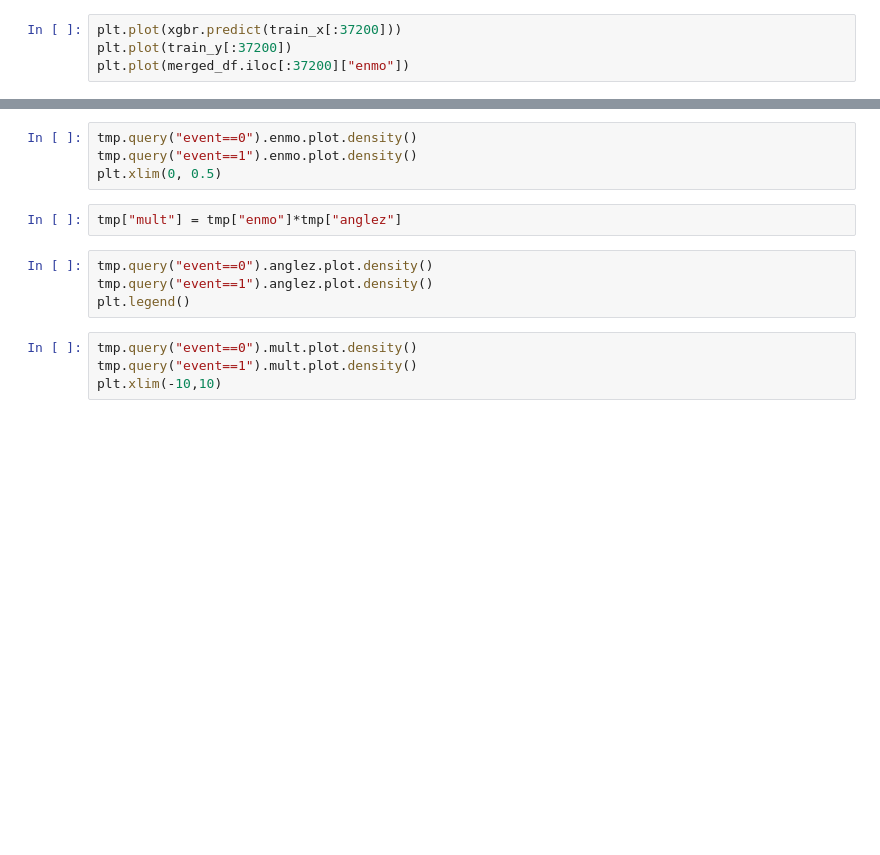
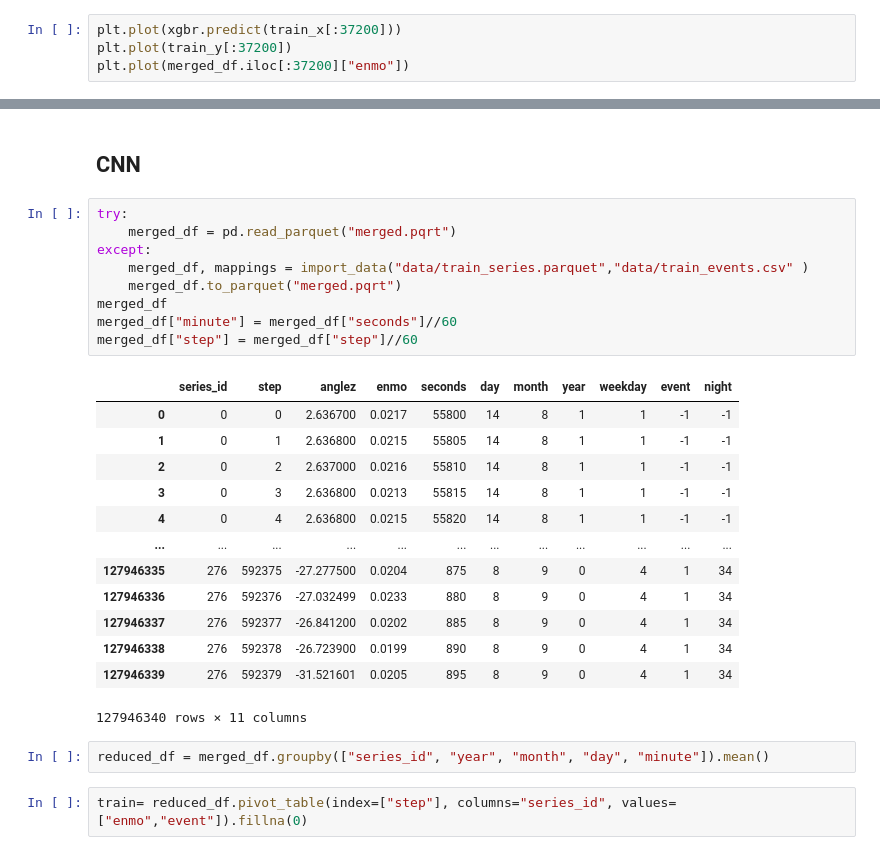
Before and after one commit to styx0r/detect_sleep_states, a Jupyter notebook: discovery.ipynb, the cells around one changed output, grey strips where cells are left out. Cells and saved outputs as stored; diff of their text form; blank space fills up the shorter version.

```diff
--- a/discovery.ipynb
+++ b/discovery.ipynb
@@ -95,14 +80,29 @@ plt.xlim(0, 0.5)
-# %%
-tmp.query("event==0").enmo.plot.density()
-tmp.query("event==1").enmo.plot.density()
-plt.xlim(0, 0.5)
-# %%
-tmp["mult"] = tmp["enmo"]*tmp["anglez"]
-# %%
-tmp.query("event==0").anglez.plot.density()
-tmp.query("event==1").anglez.plot.density()
-plt.legend()
-# %%
-tmp.query("event==0").mult.plot.density()
-tmp.query("event==1").mult.plot.density()
-plt.xlim(-10,10)
+# %% [markdown]
+## CNN
+# %%
+try:
+    merged_df = pd.read_parquet("merged.pqrt")
+except:
+    merged_df, mappings = import_data("data/train_series.parquet","data/train_events.csv" )
+    merged_df.to_parquet("merged.pqrt")
+merged_df
+merged_df["minute"] = merged_df["seconds"]//60
+merged_df["step"] = merged_df["step"]//60
+# %% [output]
+|  | series_id | step | anglez | enmo | seconds | day | month | year | weekday | event | night |
+| 0 | 0 | 0 | 2.636700 | 0.0217 | 55800 | 14 | 8 | 1 | 1 | -1 | -1 |
+| 1 | 0 | 1 | 2.636800 | 0.0215 | 55805 | 14 | 8 | 1 | 1 | -1 | -1 |
+| 2 | 0 | 2 | 2.637000 | 0.0216 | 55810 | 14 | 8 | 1 | 1 | -1 | -1 |
+| 3 | 0 | 3 | 2.636800 | 0.0213 | 55815 | 14 | 8 | 1 | 1 | -1 | -1 |
+| 4 | 0 | 4 | 2.636800 | 0.0215 | 55820 | 14 | 8 | 1 | 1 | -1 | -1 |
+| ... | ... | ... | ... | ... | ... | ... | ... | ... | ... | ... | ... |
+| 127946335 | 276 | 592375 | -27.277500 | 0.0204 | 875 | 8 | 9 | 0 | 4 | 1 | 34 |
+| 127946336 | 276 | 592376 | -27.032499 | 0.0233 | 880 | 8 | 9 | 0 | 4 | 1 | 34 |
+| 127946337 | 276 | 592377 | -26.841200 | 0.0202 | 885 | 8 | 9 | 0 | 4 | 1 | 34 |
+| 127946338 | 276 | 592378 | -26.723900 | 0.0199 | 890 | 8 | 9 | 0 | 4 | 1 | 34 |
+| 127946339 | 276 | 592379 | -31.521601 | 0.0205 | 895 | 8 | 9 | 0 | 4 | 1 | 34 |
+127946340 rows × 11 columns
+# %%
+reduced_df = merged_df.groupby(["series_id", "year", "month", "day", "minute"]).mean()
+# %%
+train= reduced_df.pivot_table(index=["step"], columns="series_id", values=["enmo","event"]).fillna(0)
```
Also changed, not shown: parts of 17 cells of this notebook.
